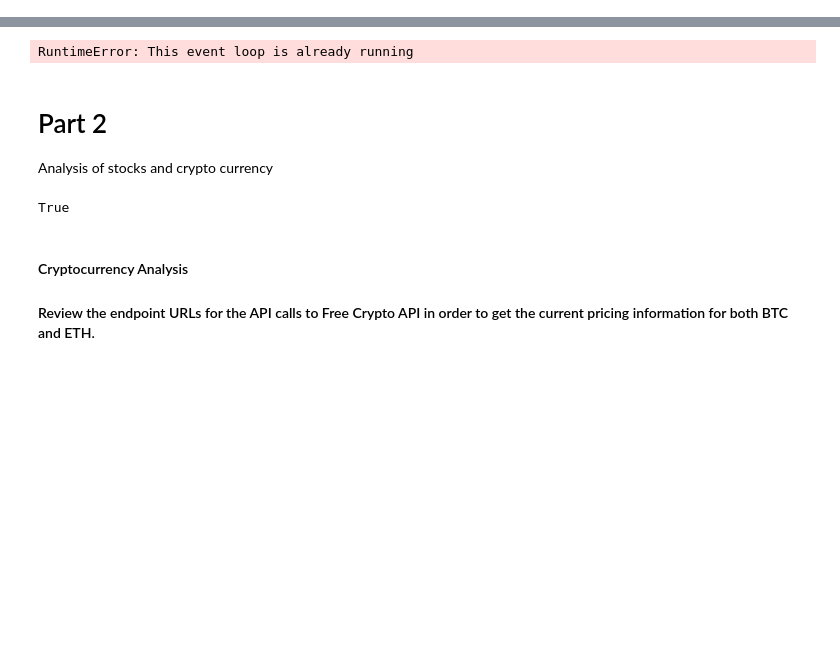
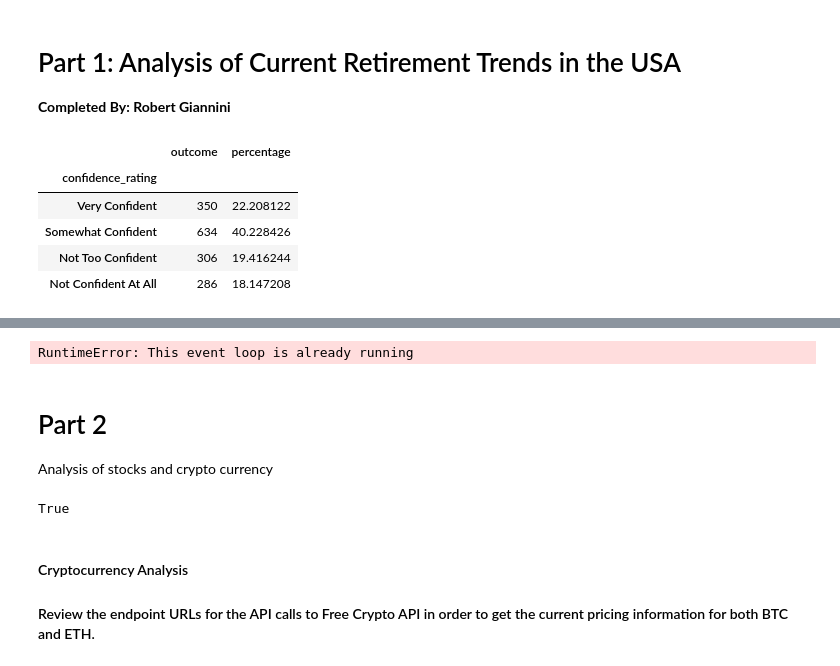
Before and after one commit to RJGiannini/Golden-Years, a Jupyter notebook: golden_years_final.ipynb, the cells around one changed output, grey strips where cells are left out. Drawn from its saved outputs; the diff is of its cells as text; code cells hidden in the pictures; blank space fills up the shorter version.

```diff
--- a/test_copy.ipynb
+++ b/golden_years_final.ipynb
@@ -53,0 +29,21 @@ def google_stock():
+# %% [markdown]
+# Part 1: Analysis of Current Retirement Trends in the USA
+**Completed By: Robert Giannini**
+# %%
+#Data was obtained from Retirement Confidence Survey by T. Rowe Price and was used to create a dataframe
+#The CSV file is us_retiree_basic_expenses_covered_confidence.csv file and index was set to confidence_rating
+
+retiree_confidence_df = pd.read_csv(
+    Path("./Resources/us_retiree_basic_expenses_covered_confidence.csv",
+         index_col="confidence_rating"))
+retiree_confidence_df.set_index("confidence_rating", inplace=True)
+retiree_confidence_df["percentage"] = (retiree_confidence_df['outcome'] /
+                  retiree_confidence_df['outcome'].sum()) * 100
+display(retiree_confidence_df)
+# %% [output]
+|  | outcome | percentage |
+| confidence_rating |  |  |
+| Very Confident | 350 | 22.208122 |
+| Somewhat Confident | 634 | 40.228426 |
+| Not Too Confident | 306 | 19.416244 |
+| Not Confident At All | 286 | 18.147208 |
```
Also changed, not shown: parts of 5 cells of this notebook, 3 other files.
